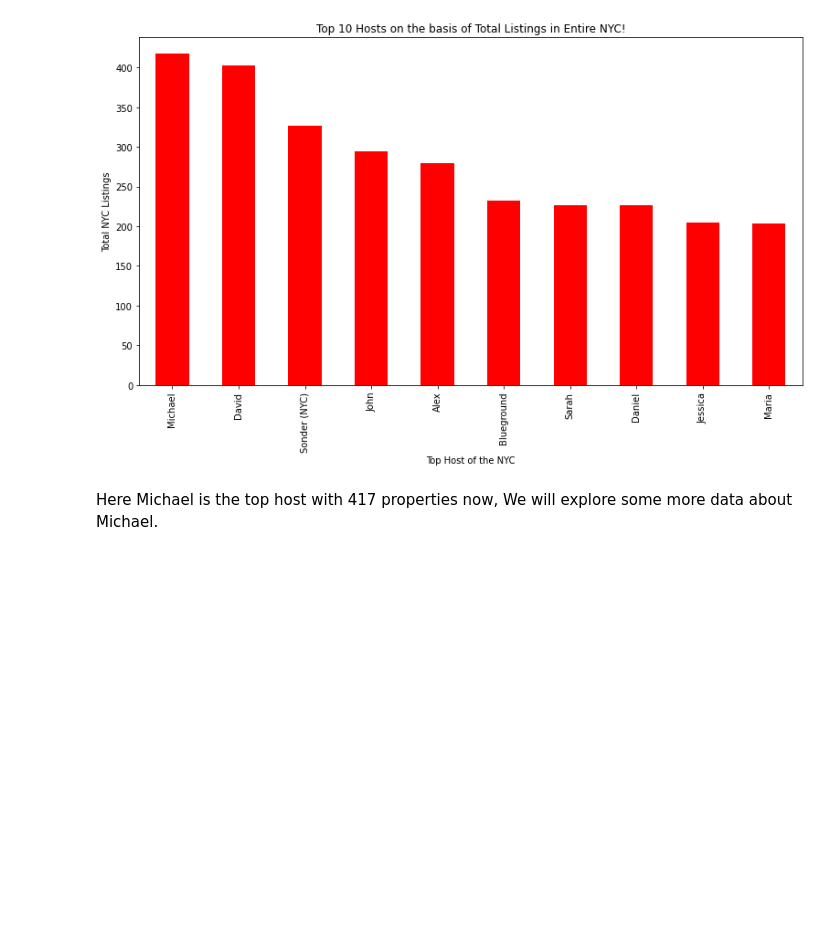
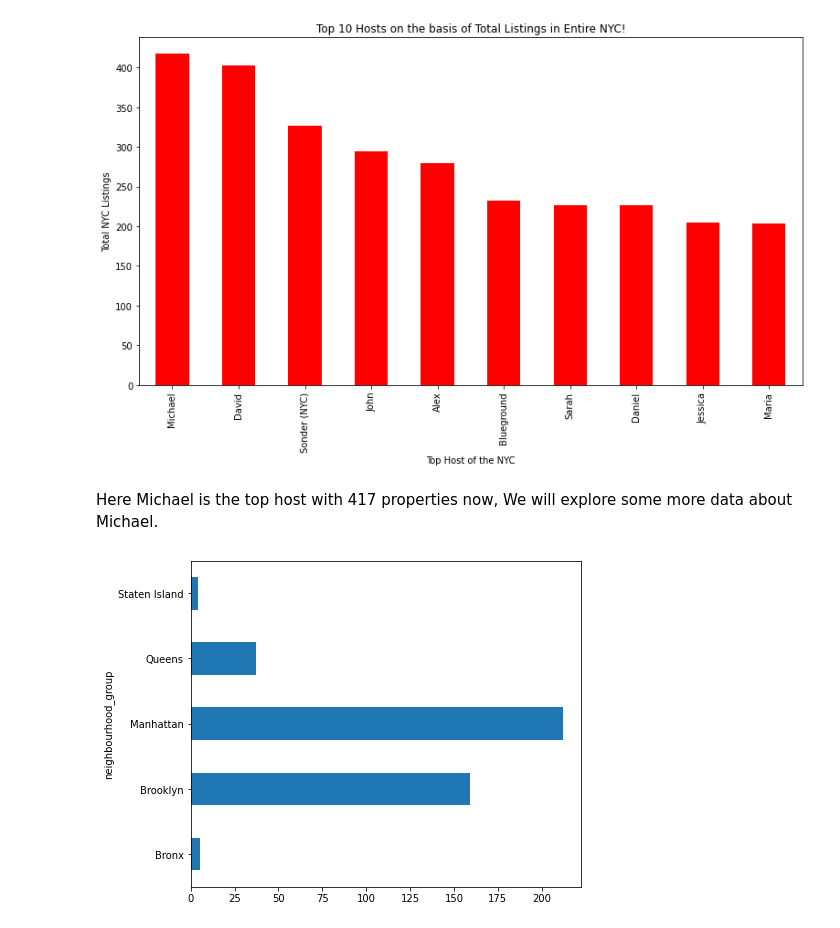
Before and after one commit to ShivanshSingh000/Airbnb-Data-Analysis, a Jupyter notebook: My_Individual_Airbnb_Bookings_Analysis_Project.ipynb, the cells around one changed output. Saved outputs shown, nothing was run; the diff lists cells and outputs as text; code cells hidden in the pictures; blank space fills up the shorter version.

```diff
--- a/My_Individual_Airbnb_Bookings_Analysis_Project.ipynb
+++ b/My_Individual_Airbnb_Bookings_Analysis_Project.ipynb
@@ -337,3 +337,11 @@ Text(0.5, 1.0, 'Top 10 Hosts on the basis of Total Listings in Entire NYC!')
 [figure]
 # %% [markdown]
 Here Michael is the top host with 417 properties now, We will explore some more data about Michael.
+# %%
+top_host_data = df[df['host_name'] == 'Michael']
+# %%
+#No. 1 host total listings in different Neighbourhood Groups
+top_host_data.groupby(['neighbourhood_group'])['calculated_host_listings_count'].count().plot.barh(figsize = (7,6))
+plt.show()
+# %% [output]
+[figure, added]
```
Also changed, not shown: parts of 11 cells of this notebook.
